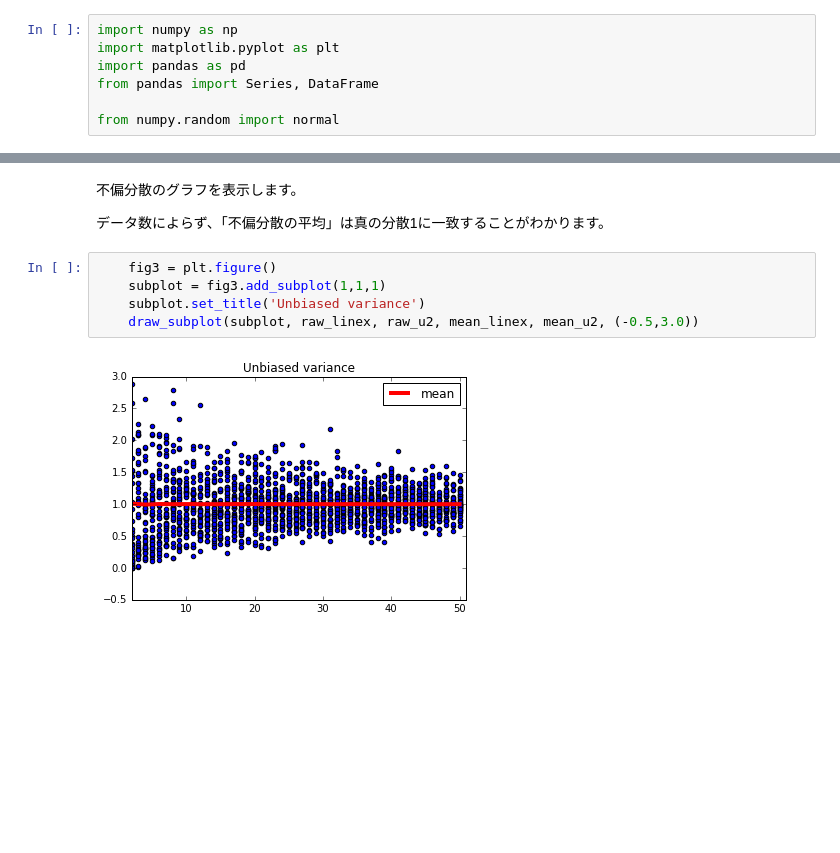
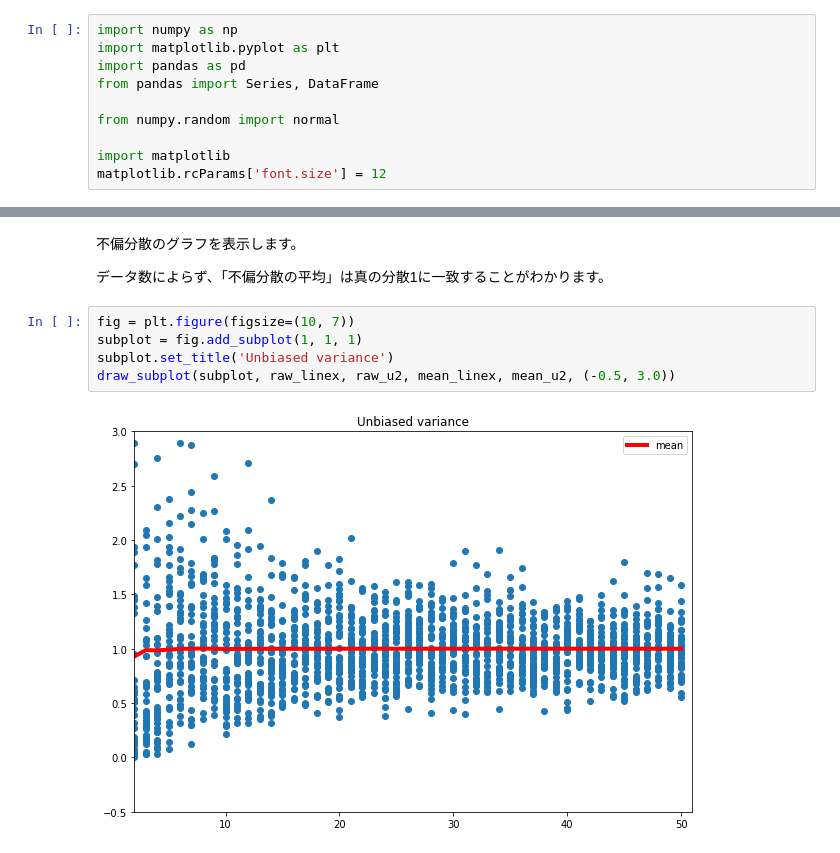
Before and after one commit to enakai00/jupyter_ml4se, a Jupyter notebook: 03-estimator_bias.ipynb, the cells around one changed output, grey strips where cells are left out. Cells and saved outputs as stored; diff of their text form; blank space fills up the shorter version.

```diff
--- a/03-estimator_bias.ipynb
+++ b/03-estimator_bias.ipynb
@@ -17,6 +17,9 @@ import pandas as pd
 from pandas import Series, DataFrame
 
 from numpy.random import normal
+
+import matplotlib
+matplotlib.rcParams['font.size'] = 12
 # %% [markdown]
 平均0、標準偏差1の正規分布を用いて、「N 個のデータを取得して標本平均、標本分散、不変分散を求める」という操作を2000回繰り返して、それぞれの平均値を求めます。これをさらに、N を2〜51に変化させて実行します。
 # %% [markdown]
@@ -91,9 +94,9 @@ draw_subplot(subplot, raw_linex, raw_s2, mean_linex, mean_s2, (-0.5,3.0))
 
 データ数によらず、「不偏分散の平均」は真の分散1に一致することがわかります。
 # %%
-    fig3 = plt.figure()
-    subplot = fig3.add_subplot(1,1,1)
-    subplot.set_title('Unbiased variance')
-    draw_subplot(subplot, raw_linex, raw_u2, mean_linex, mean_u2, (-0.5,3.0))
+fig = plt.figure(figsize=(10, 7))
+subplot = fig.add_subplot(1, 1, 1)
+subplot.set_title('Unbiased variance')
+draw_subplot(subplot, raw_linex, raw_u2, mean_linex, mean_u2, (-0.5, 3.0))
 # %% [output]
-[figure, old version]
+[figure, new version]
```
Also changed, not shown: parts of 2 cells of this notebook, 1 other file.
